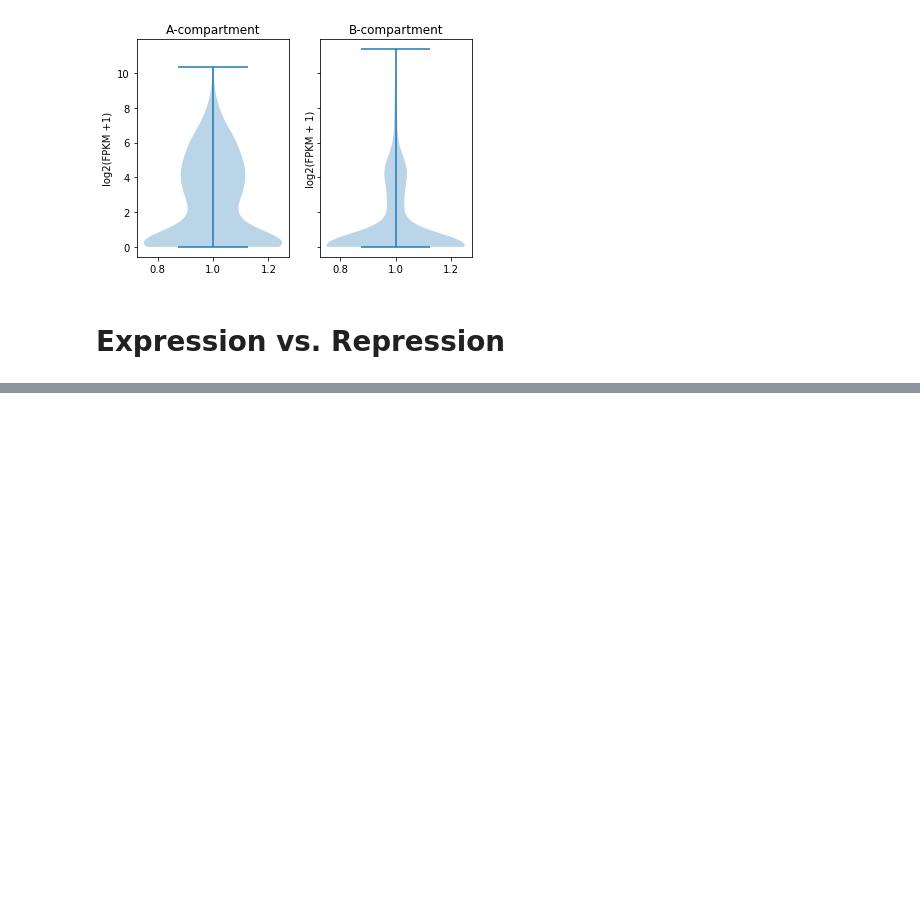
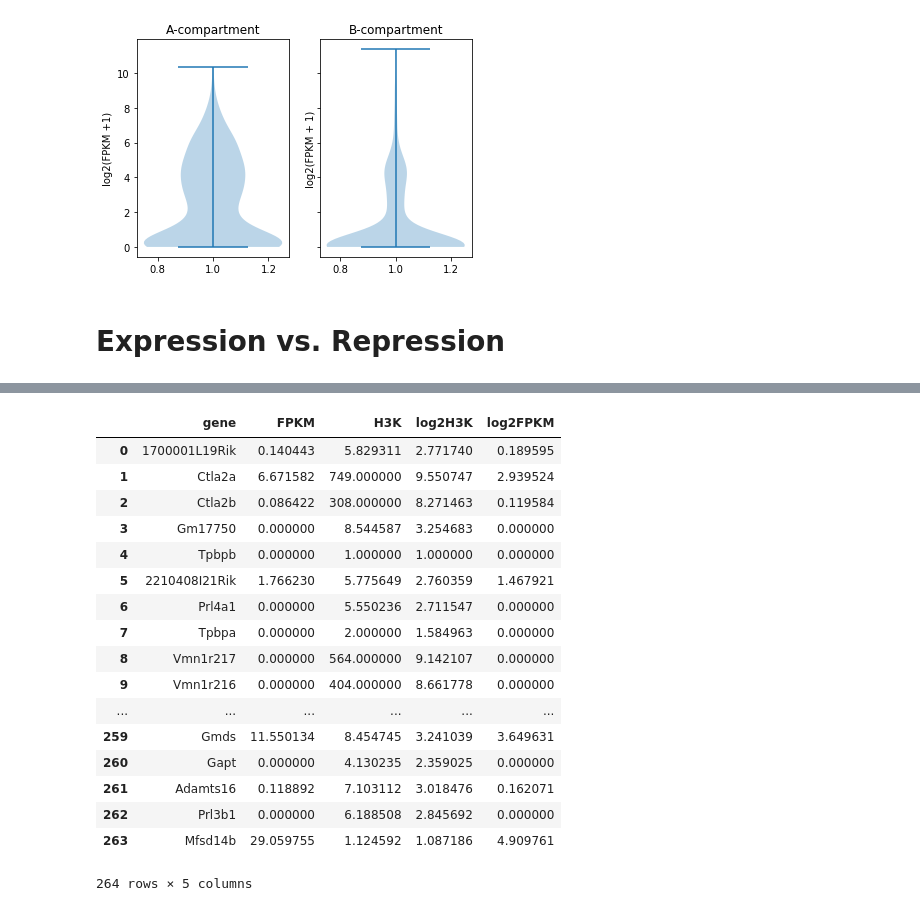
Before and after one commit to GiannaTricola/qbb2020-answers, a Jupyter notebook: week11/Week11.ipynb, the cells around one changed output, grey strips where cells are left out. Drawn from its saved outputs; the diff is of its cells as text; code cells hidden in the pictures; blank space fills up the shorter version.

```diff
--- a/week11/Week11.ipynb
+++ b/week11/Week11.ipynb
@@ -187,4 +207,25 @@ df_A['log2H3K'] = np.log2(df_A['H3K'] + 1)
 # %%
-df_B = pd.DataFrame(B_H3K, columns = ['gene', 'log2FPKM', 'H3K'])
+df_B = pd.DataFrame(B_H3K, columns = ['gene', 'FPKM', 'H3K'])
 df_B['H3K'] = df_B['H3K'].fillna(0)
 df_B['log2H3K'] = np.log2(df_B['H3K'] + 1)
+df_B['log2FPKM'] = np.log2(df_B['FPKM'] + 1)
+df_B
+# %% [output]
+|  | gene | FPKM | H3K | log2H3K | log2FPKM |
+| 0 | 1700001L19Rik | 0.140443 | 5.829311 | 2.771740 | 0.189595 |
+| 1 | Ctla2a | 6.671582 | 749.000000 | 9.550747 | 2.939524 |
+| 2 | Ctla2b | 0.086422 | 308.000000 | 8.271463 | 0.119584 |
+| 3 | Gm17750 | 0.000000 | 8.544587 | 3.254683 | 0.000000 |
+| 4 | Tpbpb | 0.000000 | 1.000000 | 1.000000 | 0.000000 |
+| 5 | 2210408I21Rik | 1.766230 | 5.775649 | 2.760359 | 1.467921 |
+| 6 | Prl4a1 | 0.000000 | 5.550236 | 2.711547 | 0.000000 |
+| 7 | Tpbpa | 0.000000 | 2.000000 | 1.584963 | 0.000000 |
+| 8 | Vmn1r217 | 0.000000 | 564.000000 | 9.142107 | 0.000000 |
+| 9 | Vmn1r216 | 0.000000 | 404.000000 | 8.661778 | 0.000000 |
+| ... | ... | ... | ... | ... | ... |
+| 259 | Gmds | 11.550134 | 8.454745 | 3.241039 | 3.649631 |
+| 260 | Gapt | 0.000000 | 4.130235 | 2.359025 | 0.000000 |
+| 261 | Adamts16 | 0.118892 | 7.103112 | 3.018476 | 0.162071 |
+| 262 | Prl3b1 | 0.000000 | 6.188508 | 2.845692 | 0.000000 |
+| 263 | Mfsd14b | 29.059755 | 1.124592 | 1.087186 | 4.909761 |
+264 rows × 5 columns
```
Also changed, not shown: parts of 4 cells of this notebook.
